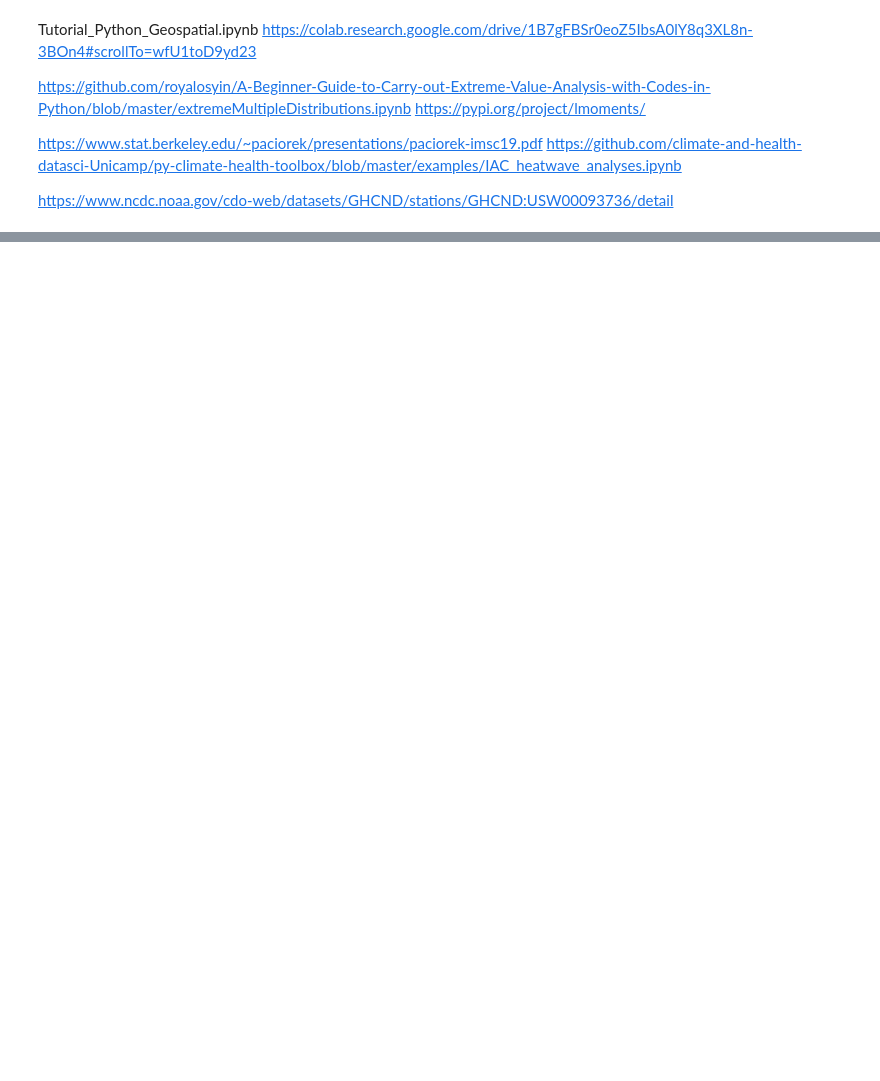
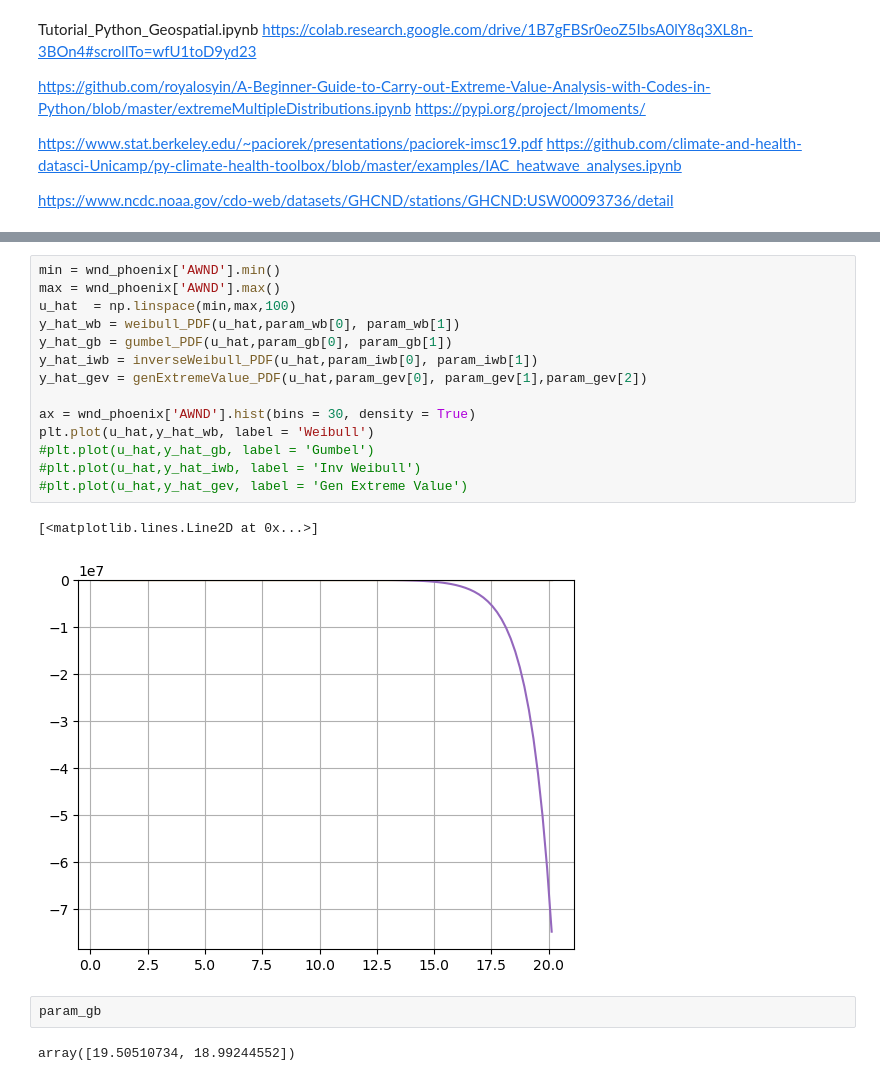
Before and after one commit to reggiewilcox/ISAT420_Code, a Jupyter notebook: W8_StatisticalModel/code/windanalysis.ipynb, the cells around one changed output, grey strips where cells are left out. Drawn from its saved outputs; the diff is of its cells as text; blank space fills up the shorter version.

```diff
--- a/W8_StatisticalModel/code/windanalysis.ipynb
+++ b/W8_StatisticalModel/code/windanalysis.ipynb
@@ -97,0 +231,21 @@ https://www.ncdc.noaa.gov/cdo-web/datasets/GHCND/stations/GHCND:USW00093736/deta
+# %%
+min = wnd_phoenix['AWND'].min()
+max = wnd_phoenix['AWND'].max()
+u_hat  = np.linspace(min,max,100)
+y_hat_wb = weibull_PDF(u_hat,param_wb[0], param_wb[1])
+y_hat_gb = gumbel_PDF(u_hat,param_gb[0], param_gb[1])
+y_hat_iwb = inverseWeibull_PDF(u_hat,param_iwb[0], param_iwb[1])
+y_hat_gev = genExtremeValue_PDF(u_hat,param_gev[0], param_gev[1],param_gev[2])
+
+ax = wnd_phoenix['AWND'].hist(bins = 30, density = True)
+plt.plot(u_hat,y_hat_wb, label = 'Weibull')
+#plt.plot(u_hat,y_hat_gb, label = 'Gumbel')
+#plt.plot(u_hat,y_hat_iwb, label = 'Inv Weibull')
+#plt.plot(u_hat,y_hat_gev, label = 'Gen Extreme Value')
+# %% [output]
+[<matplotlib.lines.Line2D at 0x...>]
+[figure, added]
+# %%
+param_gb
+# %% [output]
+array([19.50510734, 18.99244552])
```
Also changed, not shown: parts of 17 cells of this notebook.
